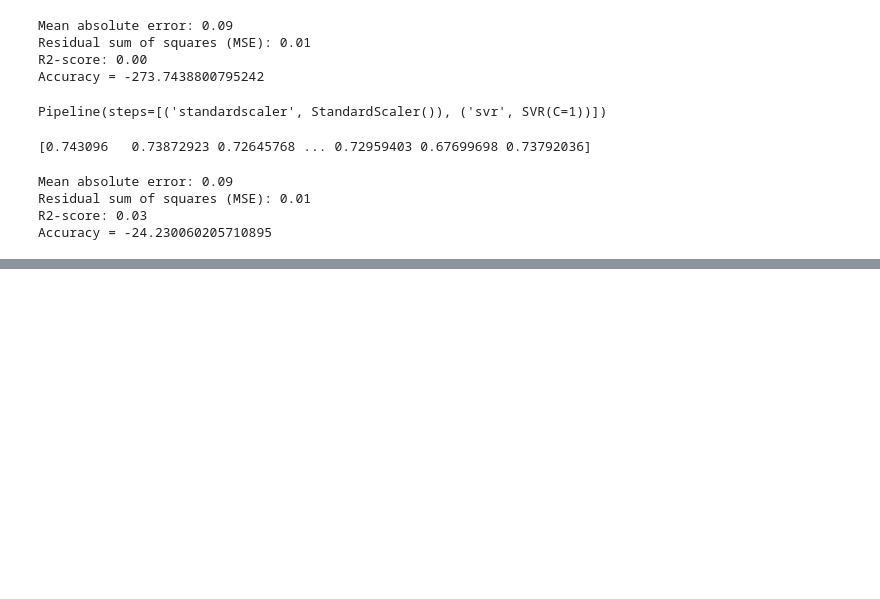
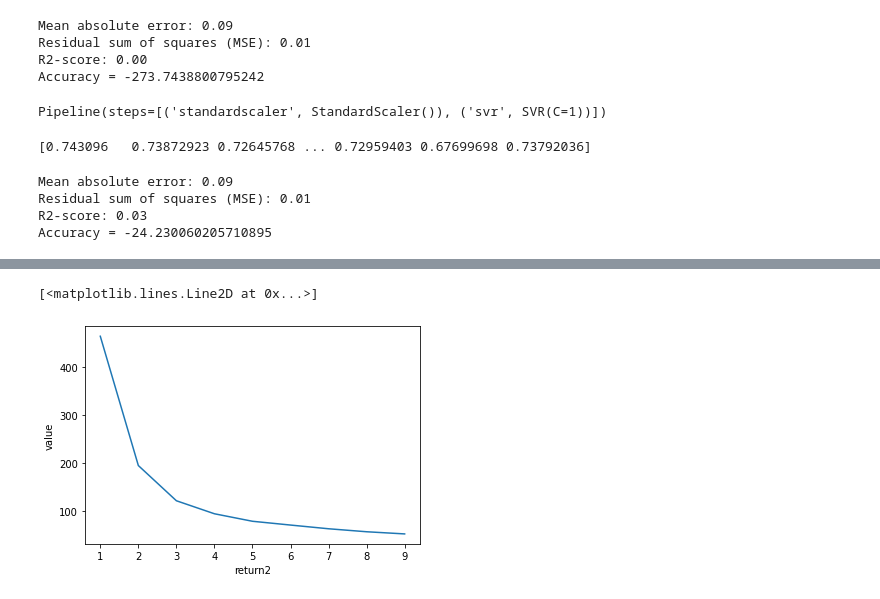
Before and after one commit to viciak98/ML-w-finansach, a Jupyter notebook: umwf2_3.ipynb, the cells around one changed output, grey strips where cells are left out. Saved outputs shown, nothing was run; the diff lists cells and outputs as text; code cells hidden in the pictures; blank space fills up the shorter version.

```diff
--- a/umwf2_3.ipynb
+++ b/umwf2_3.ipynb
@@ -213,0 +221,7 @@ y_kmeans3
+# %%
+k_range = range(1,10)
+sse = []
+for k in k_range:
+  km = KMeans(n_clusters=k)
+  km.fit(df2[['value', 'return2']])
+  sse.append(km.inertia_)
@@ -213,0 +240,7 @@ y_kmeans3
+# %%
+plt.ylabel('value')
+plt.xlabel('return2')
+plt.plot(k_range, sse)
+# %% [output]
+[<matplotlib.lines.Line2D at 0x...>]
+[figure, added]
```
Also changed, not shown: parts of 23 cells of this notebook.
